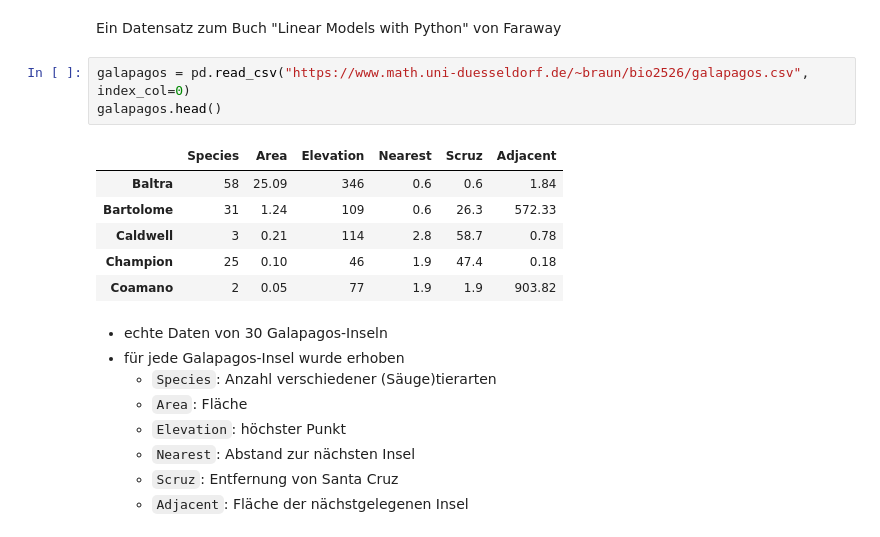
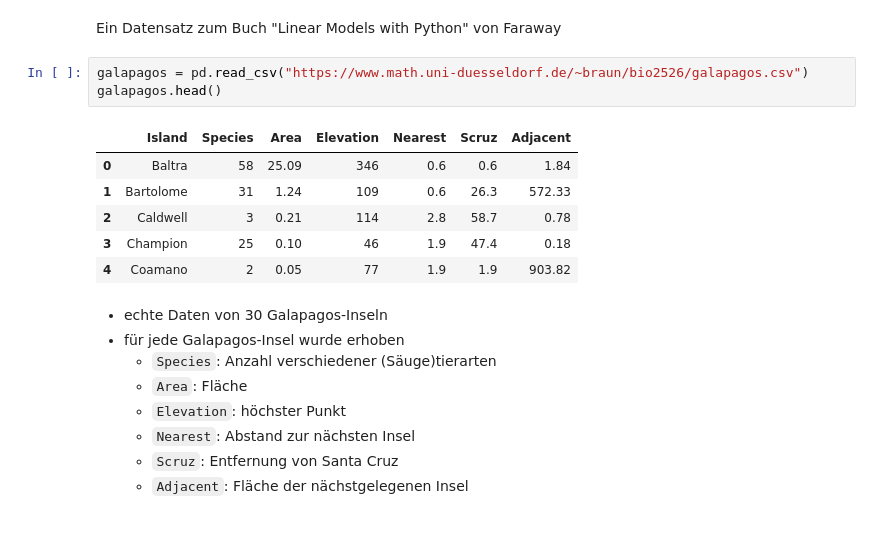
Before and after one commit to Ruediger-Braun/mfb2526, a Jupyter notebook: lektion19.ipynb, the cells around one changed output. Saved outputs shown, nothing was run; the diff lists cells and outputs as text.

```diff
--- a/lektion19.ipynb
+++ b/lektion19.ipynb
@@ -346,15 +346,15 @@ Wunderbar normalverteilt
 # %% [markdown]
 Ein Datensatz zum Buch "Linear Models with Python" von Faraway
 # %%
-galapagos = pd.read_csv("https://www.math.uni-duesseldorf.de/~braun/bio2526/galapagos.csv", index_col=0)
+galapagos = pd.read_csv("https://www.math.uni-duesseldorf.de/~braun/bio2526/galapagos.csv")
 galapagos.head()
 # %% [output]
-|  | Species | Area | Elevation | Nearest | Scruz | Adjacent |
-| Baltra | 58 | 25.09 | 346 | 0.6 | 0.6 | 1.84 |
-| Bartolome | 31 | 1.24 | 109 | 0.6 | 26.3 | 572.33 |
-| Caldwell | 3 | 0.21 | 114 | 2.8 | 58.7 | 0.78 |
-| Champion | 25 | 0.10 | 46 | 1.9 | 47.4 | 0.18 |
-| Coamano | 2 | 0.05 | 77 | 1.9 | 1.9 | 903.82 |
+|  | Island | Species | Area | Elevation | Nearest | Scruz | Adjacent |
+| 0 | Baltra | 58 | 25.09 | 346 | 0.6 | 0.6 | 1.84 |
+| 1 | Bartolome | 31 | 1.24 | 109 | 0.6 | 26.3 | 572.33 |
+| 2 | Caldwell | 3 | 0.21 | 114 | 2.8 | 58.7 | 0.78 |
+| 3 | Champion | 25 | 0.10 | 46 | 1.9 | 47.4 | 0.18 |
+| 4 | Coamano | 2 | 0.05 | 77 | 1.9 | 1.9 | 903.82 |
 # %% [markdown]
 * echte Daten von 30 Galapagos-Inseln
 * für jede Galapagos-Insel wurde erhoben
```
Also changed, not shown: 1 other file.
